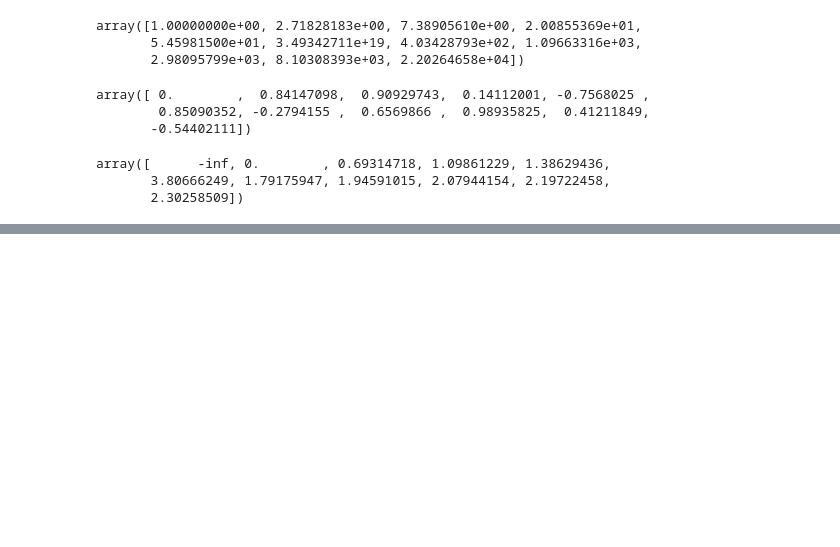
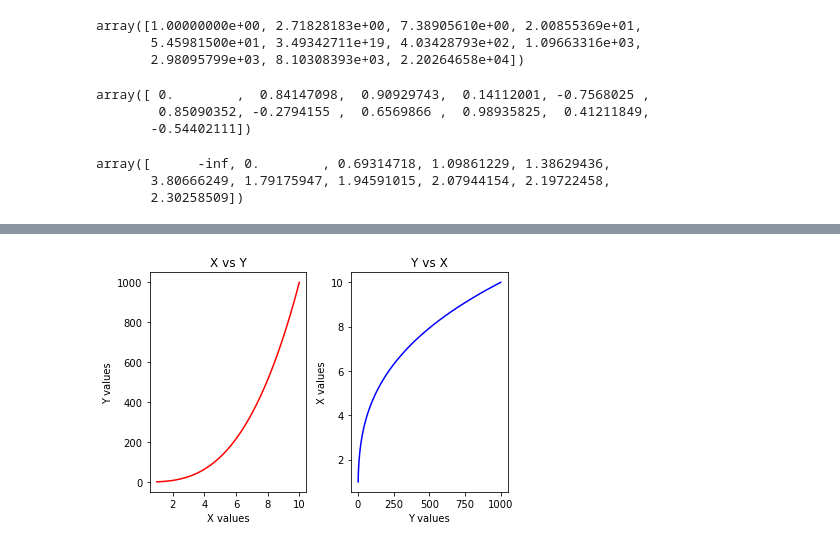
Before and after one commit to GKPSingh/28May2021, a Jupyter notebook: Practice.ipynb, the cells around one changed output, grey strips where cells are left out. Saved outputs shown, nothing was run; the diff lists cells and outputs as text; code cells hidden in the pictures; blank space fills up the shorter version.

```diff
--- a/Practice.ipynb
+++ b/Practice.ipynb
@@ -293,0 +311,13 @@ import pandas as pd
+# %%
+fig,ax = plt.subplots(nrows = 1, ncols = 2)
+ax[0].plot(x,y,color = 'red')
+ax[0].set_title('X vs Y')
+ax[0].set_xlabel('X values')
+ax[0].set_ylabel('Y values')
+ax[1].plot(y,x, color = 'blue');
+ax[1].set_title('Y vs X');
+ax[1].set_xlabel('Y values')
+ax[1].set_ylabel('X values')
+plt.tight_layout()
+# %% [output]
+[figure, added]
```
Also changed, not shown: parts of 12 cells of this notebook.
